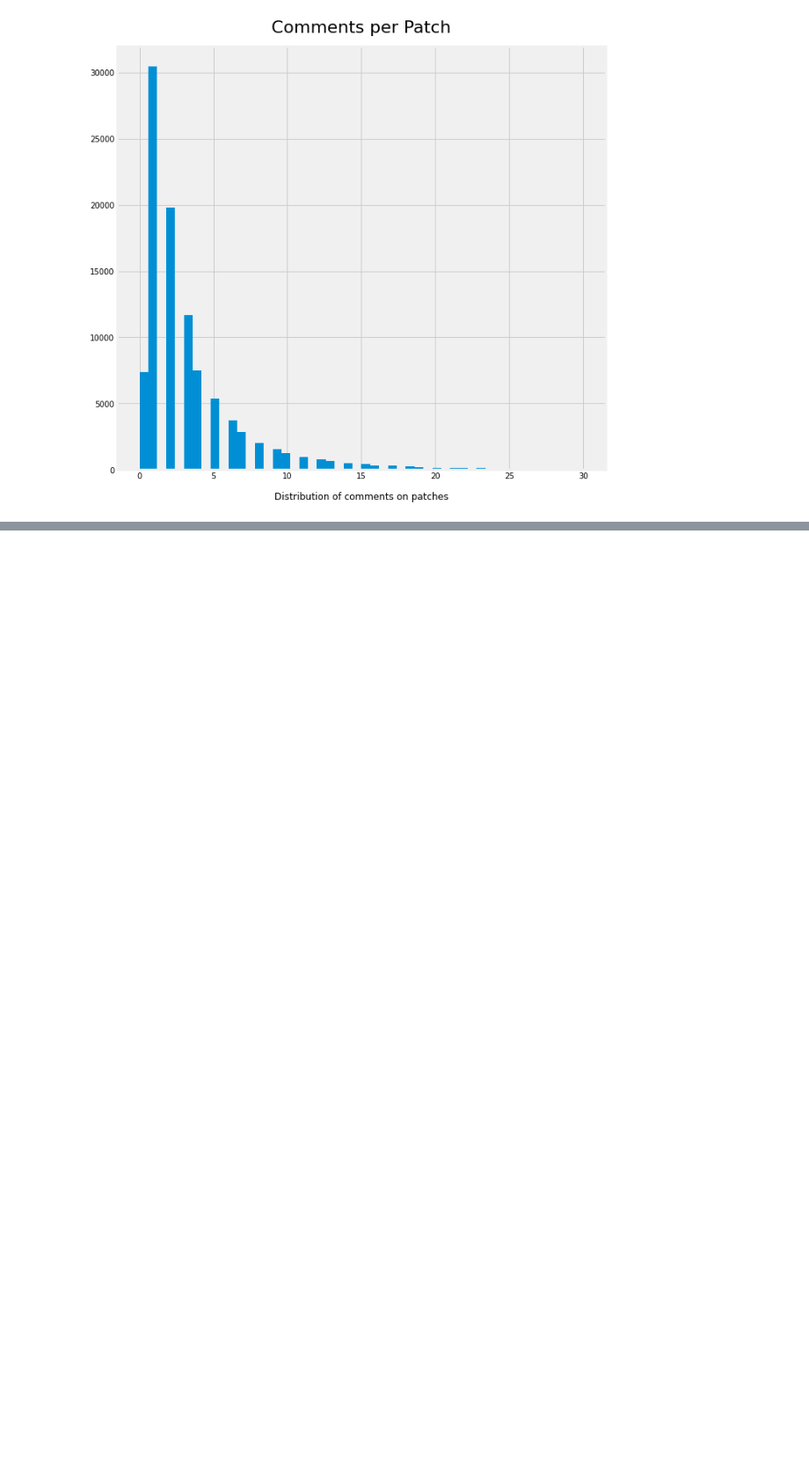
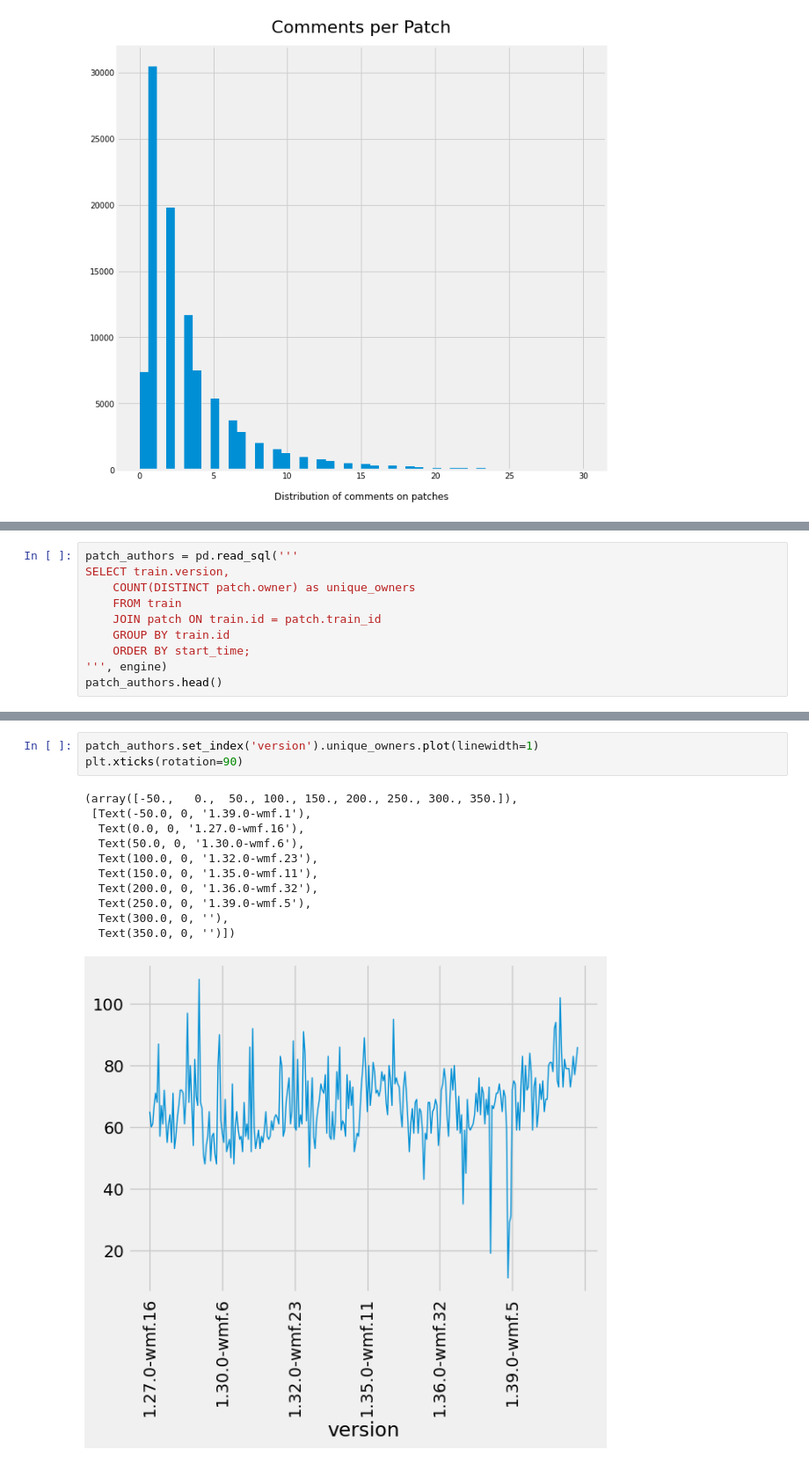
Before and after one commit to thcipriani/train-stats, a Jupyter notebook: README.ipynb, the cells around one changed output, grey strips where cells are left out. Shown at 88% size. Cells and saved outputs as stored; diff of their text form; blank space fills up the shorter version.

Commit message:
Unique patch authors

```diff
--- a/README.ipynb
+++ b/README.ipynb
@@ -538,0 +541,10 @@ Text(0.5, 1.02, 'Comments per Patch')
+# %%
+patch_authors = pd.read_sql('''
+SELECT train.version,
+    COUNT(DISTINCT patch.owner) as unique_owners
+    FROM train
+    JOIN patch ON train.id = patch.train_id
+    GROUP BY train.id
+    ORDER BY start_time;
+''', engine)
+patch_authors.head()
@@ -538,0 +558,15 @@ Text(0.5, 1.02, 'Comments per Patch')
+# %%
+patch_authors.set_index('version').unique_owners.plot(linewidth=1)
+plt.xticks(rotation=90)
+# %% [output]
+(array([-50.,   0.,  50., 100., 150., 200., 250., 300., 350.]),
+ [Text(-50.0, 0, '1.39.0-wmf.1'),
+  Text(0.0, 0, '1.27.0-wmf.16'),
+  Text(50.0, 0, '1.30.0-wmf.6'),
+  Text(100.0, 0, '1.32.0-wmf.23'),
+  Text(150.0, 0, '1.35.0-wmf.11'),
+  Text(200.0, 0, '1.36.0-wmf.32'),
+  Text(250.0, 0, '1.39.0-wmf.5'),
+  Text(300.0, 0, ''),
+  Text(350.0, 0, '')])
+[figure, added]
```
Also changed, not shown: parts of 3 cells of this notebook, 2 other files.
